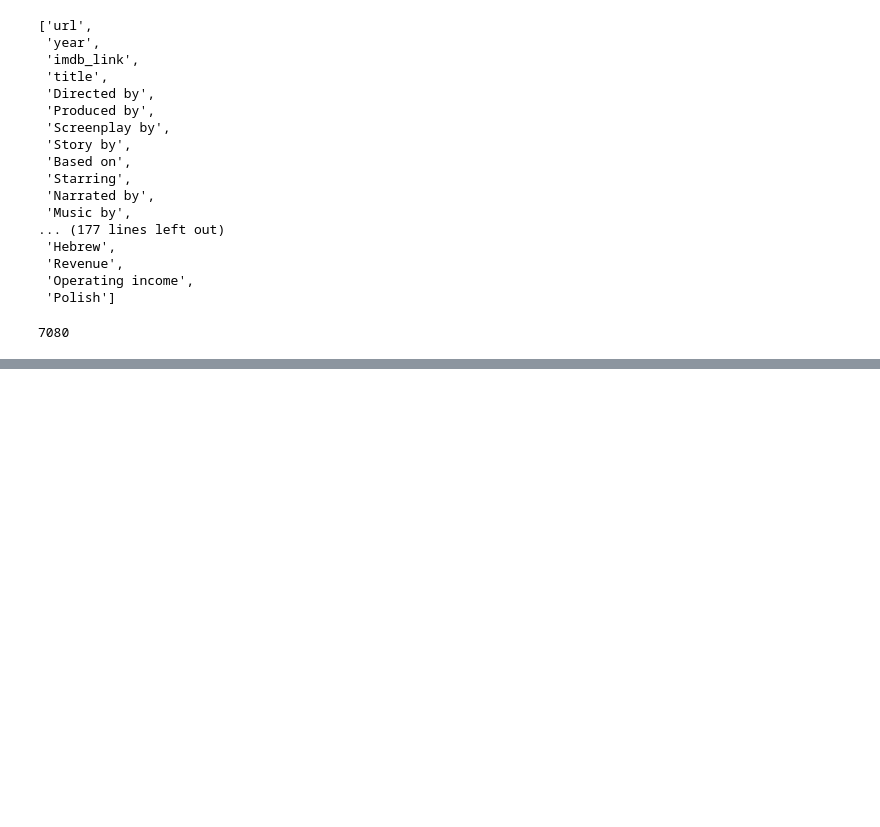
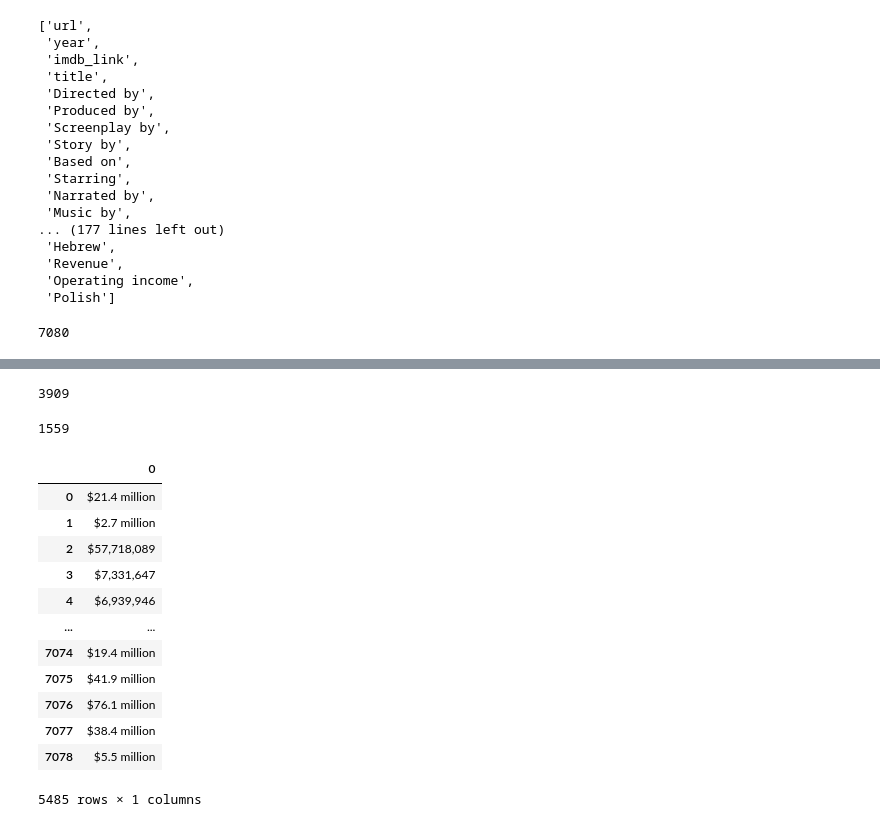
Before and after one commit to DanielRCal/Movies_ETL, a Jupyter notebook: movies.ipynb, the cells around one changed output, grey strips where cells are left out. Saved outputs shown, nothing was run; the diff lists cells and outputs as text; code cells hidden in the pictures; blank space fills up the shorter version.

```diff
--- a/movies.ipynb
+++ b/movies.ipynb
@@ -192,0 +226,10 @@ sorted(wiki_movies_df.columns.tolist())
+# %%
+wiki_movies_df['imdb_id'] = wiki_movies_df['imdb_link'].str.extract(r'(tt\d{7})')
+
+print(len(wiki_movies_df))
+
+wiki_movies_df.drop_duplicates(subset='imdb_id', inplace=True)
+
+print(len(wiki_movies_df))
+
+wiki_movies_df.head()
@@ -192,0 +269,10 @@ sorted(wiki_movies_df.columns.tolist())
+# %%
+# Adjusting our list comprehension due to finding out that multiple colmns have a large number of
+#  null values.
+
+wiki_columns_to_keep = [column for column in wiki_movies_df.columns
+ if wiki_movies_df[column].isnull().sum() < len(wiki_movies_df) * 0.9]
+
+wiki_movies_df = wiki_movies_df[wiki_columns_to_keep]
+# %%
+box_office = wiki_movies_df['Box office'].dropna()
@@ -192,0 +316,4 @@ sorted(wiki_movies_df.columns.tolist())
+# %%
+box_office = box_office.apply(lambda x: ' '.join(x) if type(x) == list else x)
+
+box_office
@@ -192,0 +333,14 @@ sorted(wiki_movies_df.columns.tolist())
+# %%
+# Creating the First Form:
+
+form_one = r'\$\s*\d+\.?\d*\s*[mb]illi?on'
+
+box_office.str.contains(form_one, flags=re.IGNORECASE, na=False).sum()
+# %% [output]
+3909
+# %%
+form_two =  r'\$\s*\d{1,3}(?:[,\.]\d{3})+(?!\s[mb]illion)'
+
+box_office.str.contains(form_two, flags=re.IGNORECASE, na=False).sum()
+# %% [output]
+1559
@@ -192,0 +350,17 @@ sorted(wiki_movies_df.columns.tolist())
+# %%
+
+box_office.str.extract(f'({form_one}|{form_two})')
+# %% [output]
+|  | 0 |
+| 0 | $21.4 million |
+| 1 | $2.7 million |
+| 2 | $57,718,089 |
+| 3 | $7,331,647 |
+| 4 | $6,939,946 |
+| ... | ... |
+| 7074 | $19.4 million |
+| 7075 | $41.9 million |
+| 7076 | $76.1 million |
+| 7077 | $38.4 million |
+| 7078 | $5.5 million |
+5485 rows × 1 columns
```
Also changed, not shown: parts of 34 cells of this notebook.
